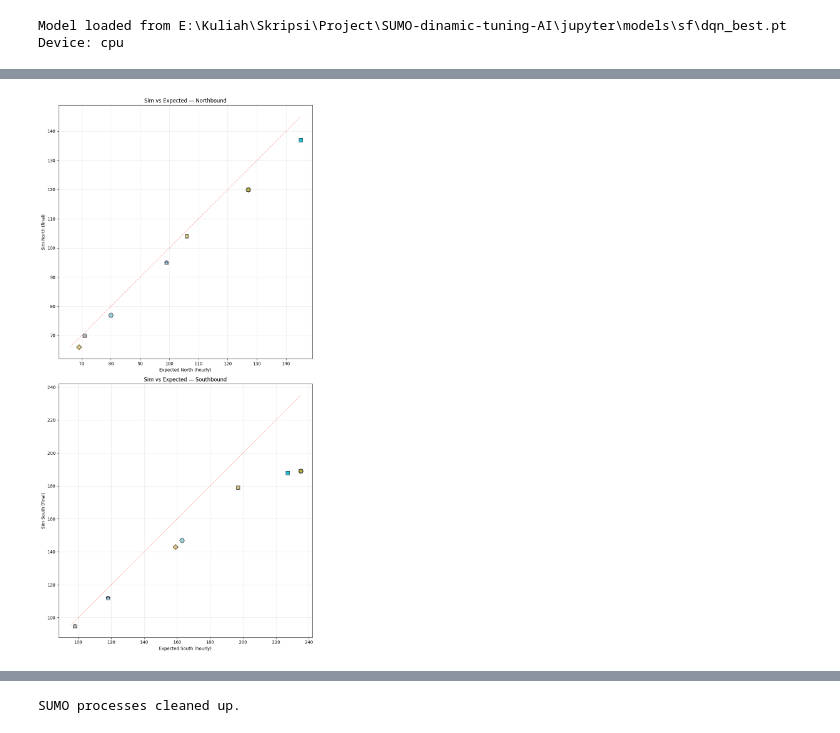
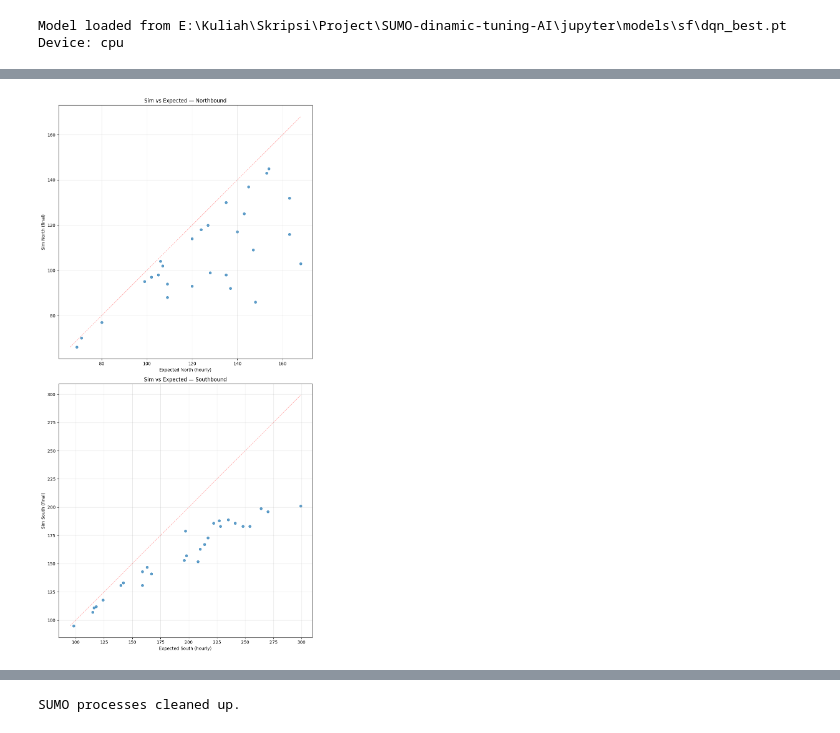
Before and after one commit to econsus/SUMO-dinamic-tuning-AI, a Jupyter notebook: jupyter/sf_eval.ipynb, the cells around one changed output, grey strips where cells are left out. Drawn from its saved outputs; the diff is of its cells as text; code cells hidden in the pictures.

```diff
--- a/jupyter/sf_eval.ipynb
+++ b/jupyter/sf_eval.ipynb
@@ -131,6 +131,7 @@ print(f"Running evaluation on {n_data} data point(s)...")
 #print(f"(4 steps per data point, epsilon=0 greedy policy)\n")
 
 for data_idx in range(n_data):
+    env.current_data_idx = data_idx
     obs, _ = env.reset()
     row_steps = []
     for step in range(steps):
@@ -368,44 +356,31 @@ plt.show()
 # %%
-n = len(df_summary)
-markers = ["o", "s", "^", "D", "v", "P", "X", "*", "H", "8", "p", "h"]
-cmap = plt.get_cmap("tab20", n)
-colors = [cmap(i) for i in range(n)]
-
-# Change from 1 row, 3 columns to 3 rows, 1 column
+# North and South plots
 fig, axes = plt.subplots(2, 1, figsize=(10, 18))  # Taller figure for stacked plots
 
 # 1 — Sim vs Expected North
 ax = axes[0]
-for i, (_, row) in enumerate(df_summary.iterrows()):
-    ax.scatter(row["ExpN"], row["SimN_end"],
-               marker=markers[i % len(markers)],
-               color=colors[i],
-               s=80, alpha=0.85, edgecolor="black", linewidth=0.5)
+ax.scatter(df_summary["ExpN"], df_summary["SimN_end"], alpha=0.7, s=30)
 lo = min(df_summary["ExpN"].min(), df_summary["SimN_end"].min())
 hi = max(df_summary["ExpN"].max(), df_summary["SimN_end"].max())
 ax.plot([lo, hi], [lo, hi], "r--", alpha=0.4, linewidth=1)
 ax.set_xlabel("Expected North (hourly)"); ax.set_ylabel("Sim North (final)")
 ax.set_title("Sim vs Expected — Northbound"); ax.grid(True, alpha=0.3)
 ax.set_aspect("equal")
 
 # 2 — Sim vs Expected South
 ax = axes[1]
-for i, (_, row) in enumerate(df_summary.iterrows()):
-    ax.scatter(row["ExpS"], row["SimS_end"],
-               marker=markers[i % len(markers)],
-               color=colors[i],
-               s=80, alpha=0.85, edgecolor="black", linewidth=0.5)
+ax.scatter(df_summary["ExpS"], df_summary["SimS_end"], alpha=0.7, s=30)
 lo = min(df_summary["ExpS"].min(), df_summary["SimS_end"].min())
 hi = max(df_summary["ExpS"].max(), df_summary["SimS_end"].max())
 ax.plot([lo, hi], [lo, hi], "r--", alpha=0.4, linewidth=1)
 ax.set_xlabel("Expected South (hourly)"); ax.set_ylabel("Sim South (final)")
 ax.set_title("Sim vs Expected — Southbound"); ax.grid(True, alpha=0.3)
 ax.set_aspect("equal")
 
 plt.tight_layout()
 plt.show()
 # %% [output]
-[figure, old version]
+[figure, new version]
 # %%
 # Reward trajectory
 fig, ax = plt.subplots(figsize=(10, 5))
```
Also changed, not shown: parts of 8 cells of this notebook, 4 other files.
